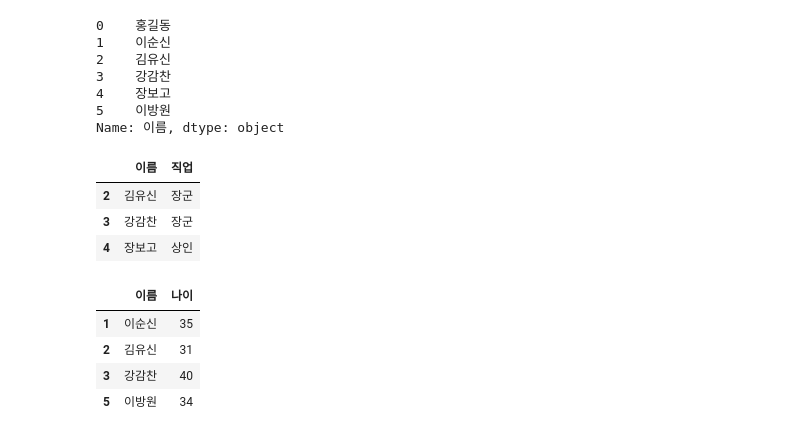
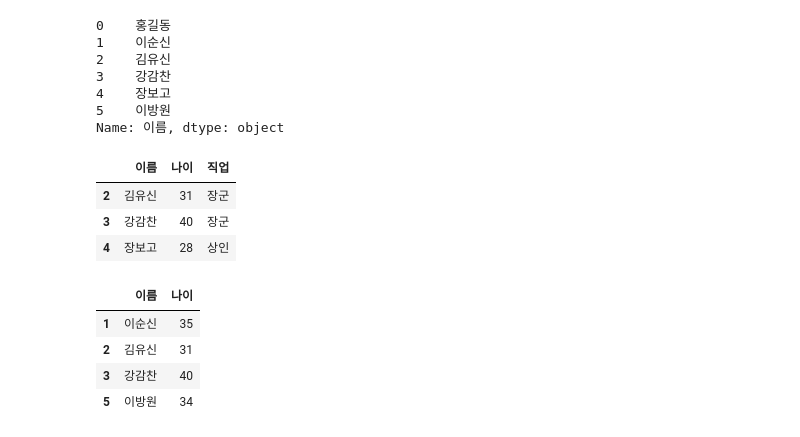
Before and after one commit to taehun96/python-library, a Jupyter notebook: notes/04_pandas(1).ipynb, the cells around one changed output. Drawn from its saved outputs; the diff is of its cells as text; code cells hidden in the pictures.

```diff
--- a/notes/04_pandas(1).ipynb
+++ b/notes/04_pandas(1).ipynb
@@ -477,3 +477,13 @@ df[["이름", "나이"]]
 | 3 | 강감찬 | 40 |
 | 4 | 장보고 | 28 |
 | 5 | 이방원 | 34 |
+# %%
+df = pd.DataFrame({
+    'name': ['Tom', 'Jane', 'Mike'],
+    'age': [20, 25, 30]
+})
+
+df["name"]
+# 컬럼명 영어,한글 모두 .으로도 조회가 가능함
+# 변수명 규칙을 지켜야 함
+df.name
@@ -564,11 +579,12 @@ Name: 이름, dtype: object
 # %%
 # 여러 행/열 선택
 df.loc[2:4, ["이름","직업"]]
+df.loc[2:4, "이름":"직업"]
 # %% [output]
-|  | 이름 | 직업 |
-| 2 | 김유신 | 장군 |
-| 3 | 강감찬 | 장군 |
-| 4 | 장보고 | 상인 |
+|  | 이름 | 나이 | 직업 |
+| 2 | 김유신 | 31 | 장군 |
+| 3 | 강감찬 | 40 | 장군 |
+| 4 | 장보고 | 28 | 상인 |
 # %%
 # 조건식
 mask = df["나이"] >= 30
```
Also changed, not shown: parts of 11 cells of this notebook, 1 other file.
